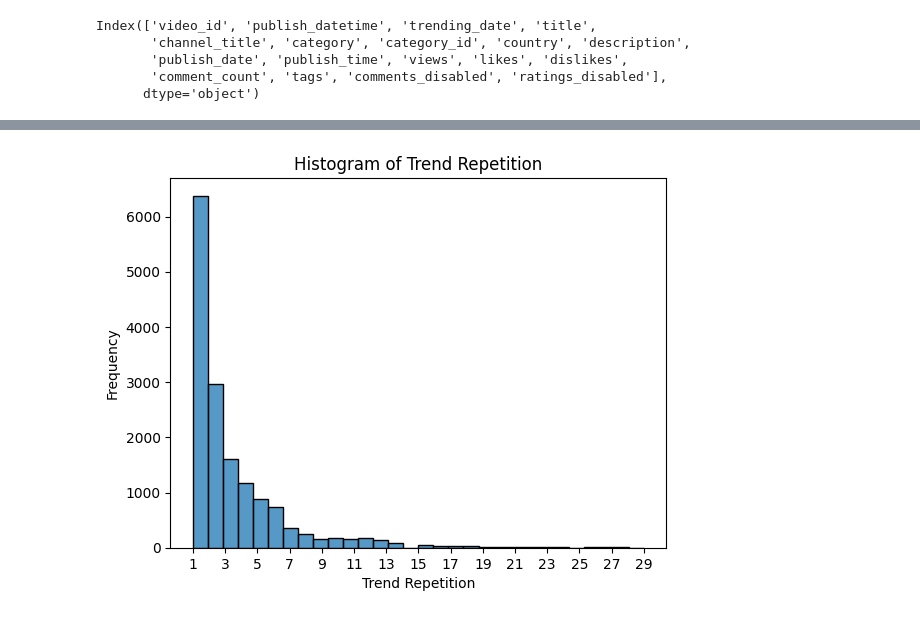
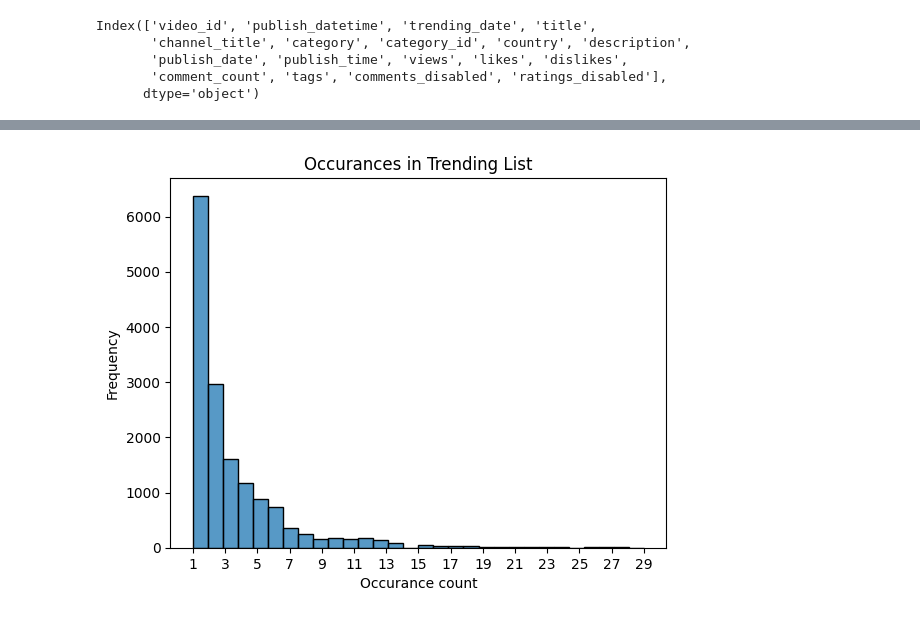
Before and after one commit to Thampi-hub/Springboard_RT, a Jupyter notebook: Capstone_2/2_DataWrangling/readData.ipynb, the cells around one changed output, grey strips where cells are left out. Cells and saved outputs as stored; diff of their text form; code cells hidden in the pictures.

```diff
--- a/Capstone_2/2_DataWrangling/readData.ipynb
+++ b/Capstone_2/2_DataWrangling/readData.ipynb
@@ -127,3 +142,6 @@ Index(['video_id', 'trending_date', 'title', 'channel_title', 'category_id',
+# %%
+## Description column is not a primary feature, thus fixing NaN is easy: fill with "".
+filtrData["description"] = filtrData["description"].fillna("")
 # %%
 # Reorder columns: ID vars, followed by features
 id_cols = ["video_id","publish_datetime","trending_date","title","channel_title","category","category_id","country","description","publish_date","publish_time","views","likes","dislikes","comment_count"]
@@ -147,6 +165,12 @@ filtrData['n_tags'] = filtrData['tags'].apply(lambda x: len(x.split("|")) )
 trend_rep_dt = allData.groupby(['video_id','country','publish_datetime']).\
                 size().rename("trend_rep") - 1
 filtrData = pd.merge(filtrData, trend_rep_dt, on=["video_id","country","publish_datetime"], how="left", validate="one_to_one")
+
+## Trending category:
+trendCat_conditions = [filtrData.trend_rep==0, filtrData.trend_rep>0]
+trendCat_values = ["One-time hit", "Repeat hit"]
+filtrData['trend_cat'] = np.select(trendCat_conditions, trendCat_values, default="")
+
 filtrData.head()
 # %% [output]
 |  | video_id | publish_datetime | trending_date | title | channel_title | category | category_id | country | ... |
@@ -158,10 +183,12 @@ filtrData.head()
 # %%
-import matplotlib.pyplot as plt
+## Histogram of trend_rep
 sns.histplot(filtrData.trend_rep[filtrData['trend_rep']>0], bins=30)
-plt.xlabel('Trend Repetition')
+
+plt.xlabel('Occurance count')
 plt.ylabel('Frequency')
+
 plt.xticks(ticks=range(1, max(filtrData['trend_rep'])+1, 2))
-plt.title('Histogram of Trend Repetition')
+plt.title('Occurances in Trending List')
 plt.show()
 # %% [output]
-[figure, old version]
+[figure, new version]
```
Also changed, not shown: parts of 5 cells of this notebook.
